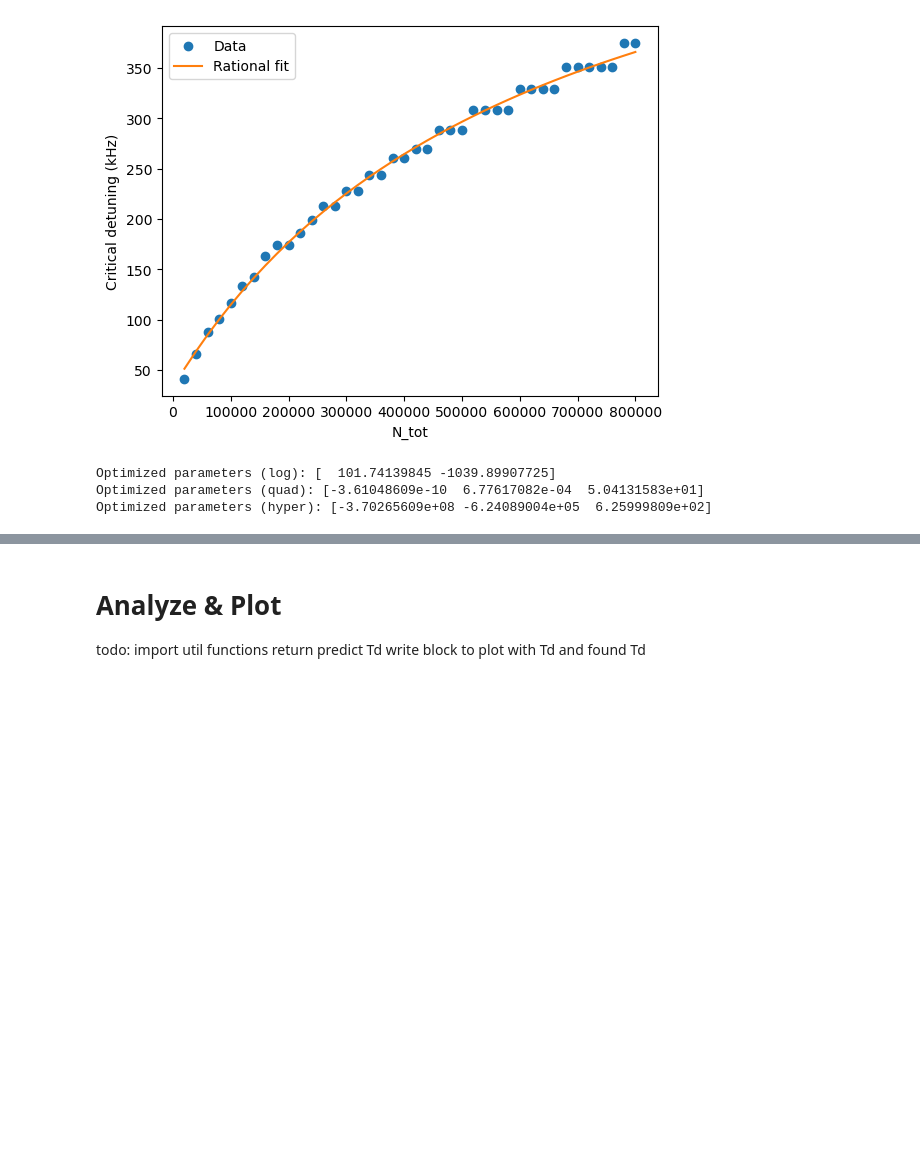
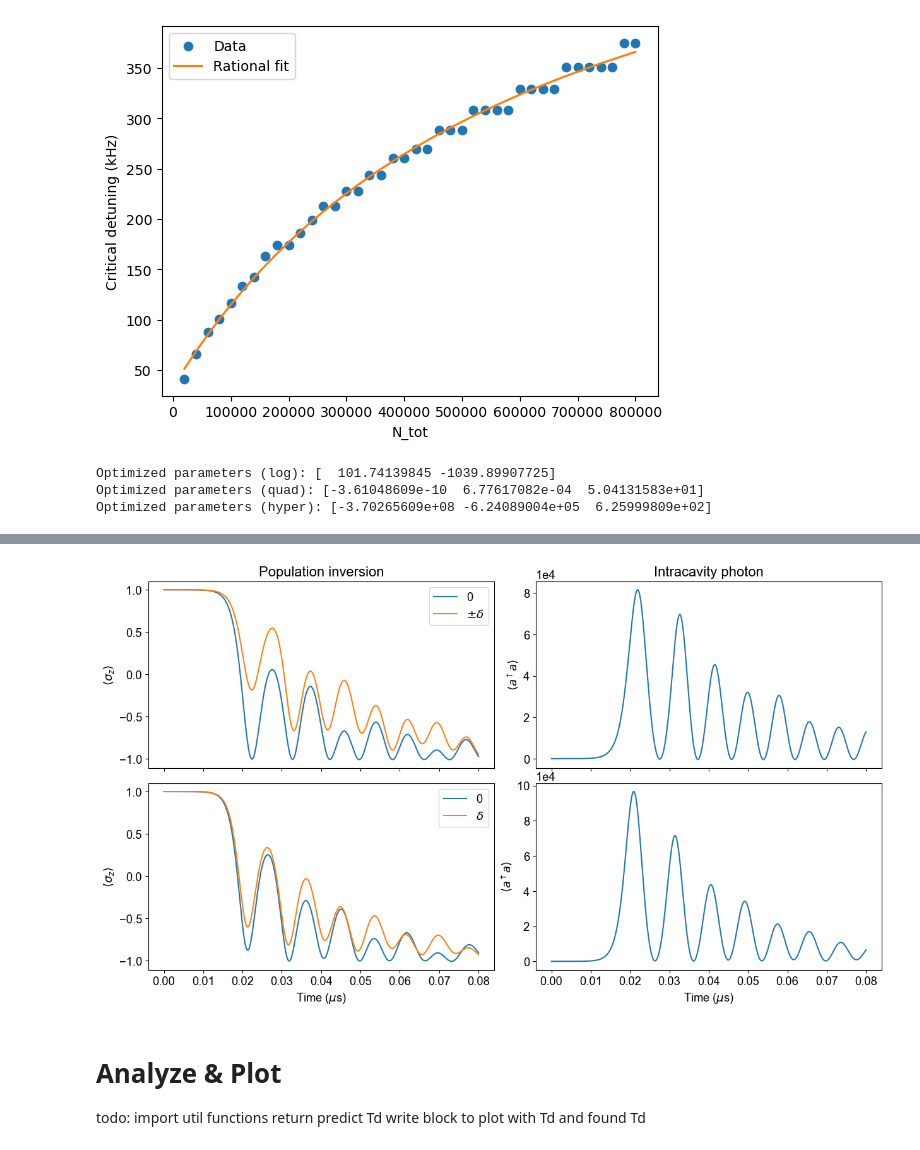
Before and after one commit to VodkaSin/Cuda_C_spin_sync, a Jupyter notebook: CUDA_code/cuda_run-fixed-head (1).ipynb, the cells around one changed output, grey strips where cells are left out. Drawn from its saved outputs; the diff is of its cells as text; code cells hidden in the pictures; blank space fills up the shorter version.

```diff
--- a/CUDA_code/cuda_run-fixed-head (1).ipynb
+++ b/CUDA_code/cuda_run-fixed-head (1).ipynb
@@ -327,3 +444,42 @@ Optimized parameters (hyper): [-3.70265609e+08 -6.24089004e+05  6.25999809e+02]
+# %%
+#############################################################
+# Test 4: read results
+#############################################################
+results = [utils.read_results(handle) for handle in handle_list]
+# %%
+#############################################################
+# Test 4: plot sz
+#############################################################
+plot_save = True
+fig, ax = plt.subplots(2,2,sharex=True, figsize=(15,8), gridspec_kw = {'wspace':0.12, 'hspace':0.08})
+
+ax[0][0].set_ylabel(r"$\langle \sigma_z\rangle$")
+ax[1][0].set_ylabel(r"$\langle \sigma_z\rangle$")
+ax[0][1].set_ylabel(r"$\langle a^\dagger a\rangle$")
+ax[1][1].set_ylabel(r"$\langle a^\dagger a\rangle$")
+ax[1][0].set_xlabel(r"Time ($\mu$s)")
+ax[1][1].set_xlabel(r"Time ($\mu$s)")
+ax[0][1].ticklabel_format(axis='y', style='sci', scilimits=(4,4))
+ax[1][1].ticklabel_format(axis='y', style='sci', scilimits=(4,4))
+
+
+t_ind = utils.cut_time(results[0][0], 0.08)
+ax[0][0].plot(results[0][0][:t_ind], results[0][1][:,0][:t_ind], label=r"0")
+ax[0][0].plot(results[0][0][:t_ind], results[0][1][:,1][:t_ind], label=r"$\pm\delta$")
+ax[1][0].plot(results[0][0][:t_ind], results[1][1][:,0][:t_ind], label=r"0")
+ax[1][0].plot(results[0][0][:t_ind], results[1][1][:,1][:t_ind], label=r"$\delta$")
+
+ax[0][1].plot(results[0][0][:t_ind], results[0][3][:t_ind])
+ax[1][1].plot(results[0][0][:t_ind], results[1][3][:t_ind])
+
+ax[0][0].legend()
+ax[1][0].legend()
+ax[0][0].set_title("Population inversion")
+ax[0][1].set_title("Intracavity photon")
+if plot_save:
+    fig.savefig(f"test4_sz.pdf", dpi=300, pad_inches=0.2)
+# %% [output]
+[figure, added]
 # %% [markdown]
 # Analyze & Plot
 todo:  import util functions return predict Td
```
Also changed, not shown: parts of 21 cells of this notebook.
